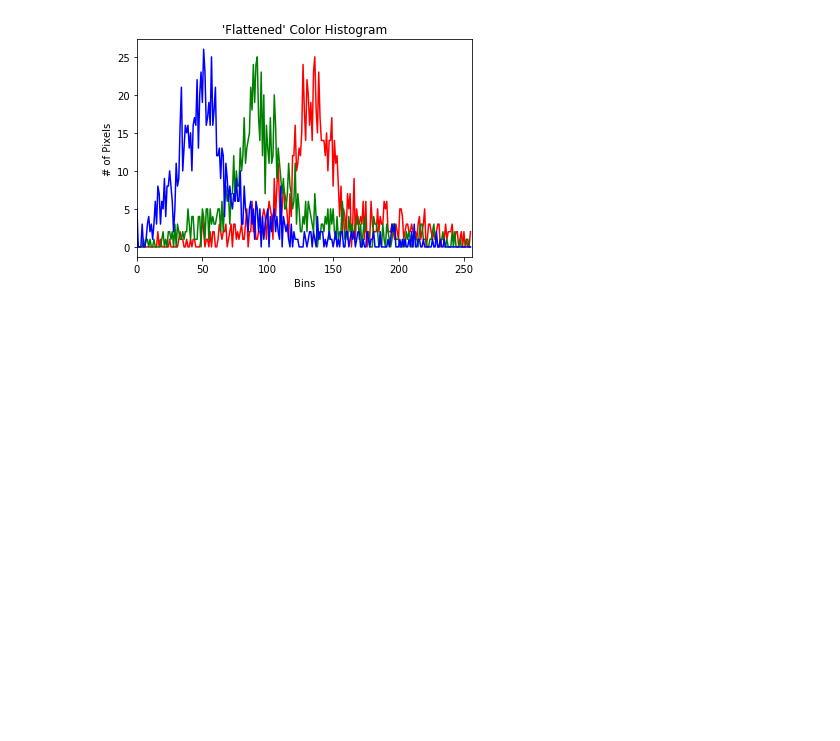
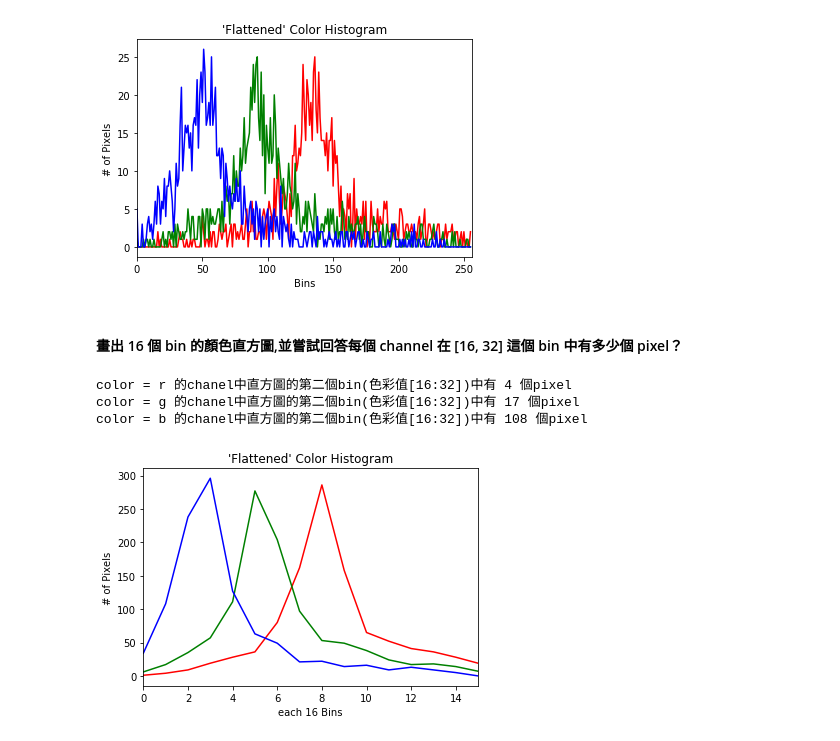
Before and after one commit to kung-bill/3rd-ML100Days, a Jupyter notebook: homework/Day_090_color_histogram_HW.ipynb, the cells around one changed output. Saved outputs shown, nothing was run; the diff lists cells and outputs as text; code cells hidden in the pictures; blank space fills up the shorter version.

```diff
--- a/homework/Day_090_color_histogram_HW.ipynb
+++ b/homework/Day_090_color_histogram_HW.ipynb
@@ -72,3 +72,28 @@ for (chan, color) in zip(chans, colors):
 plt.show()
 # %% [output]
 [figure]
+# %% [markdown]
+#### 畫出 16 個 bin 的顏色直方圖,並嘗試回答每個 channel 在 [16, 32] 這個 bin 中有多少個 pixel？
+# %%
+chans = cv2.split(image) # 把圖像的 3 個 channel 切分出來
+colors = ("r", "g", "b")
+plt.figure()
+plt.title("'Flattened' Color Histogram")
+plt.xlabel("each 16 Bins")
+plt.ylabel("# of Pixels")
+
+# 對於所有 channel
+for (chan, color) in zip(chans, colors):
+    # 計算該 channel 的直方圖
+    hist = cv2.calcHist([chan], [0], None, [16], [0, 256])
+
+    print("color = %s 的chanel中直方圖的第二個bin(色彩值[16:32])中有 %d 個pixel"%(color, hist[1])) # 1 表示該灰度圖中，只有 1 個 pixel 的值是 0，0 個 pixel 的值是 1
+    # 畫出該 channel 的直方圖
+    plt.plot(hist, color = color)
+    plt.xlim([0, 15])
+plt.show()
+# %% [output]
+color = r 的chanel中直方圖的第二個bin(色彩值[16:32])中有 4 個pixel
+color = g 的chanel中直方圖的第二個bin(色彩值[16:32])中有 17 個pixel
+color = b 的chanel中直方圖的第二個bin(色彩值[16:32])中有 108 個pixel
+[figure, added]
```
Also changed, not shown: parts of 1 cell of this notebook.
